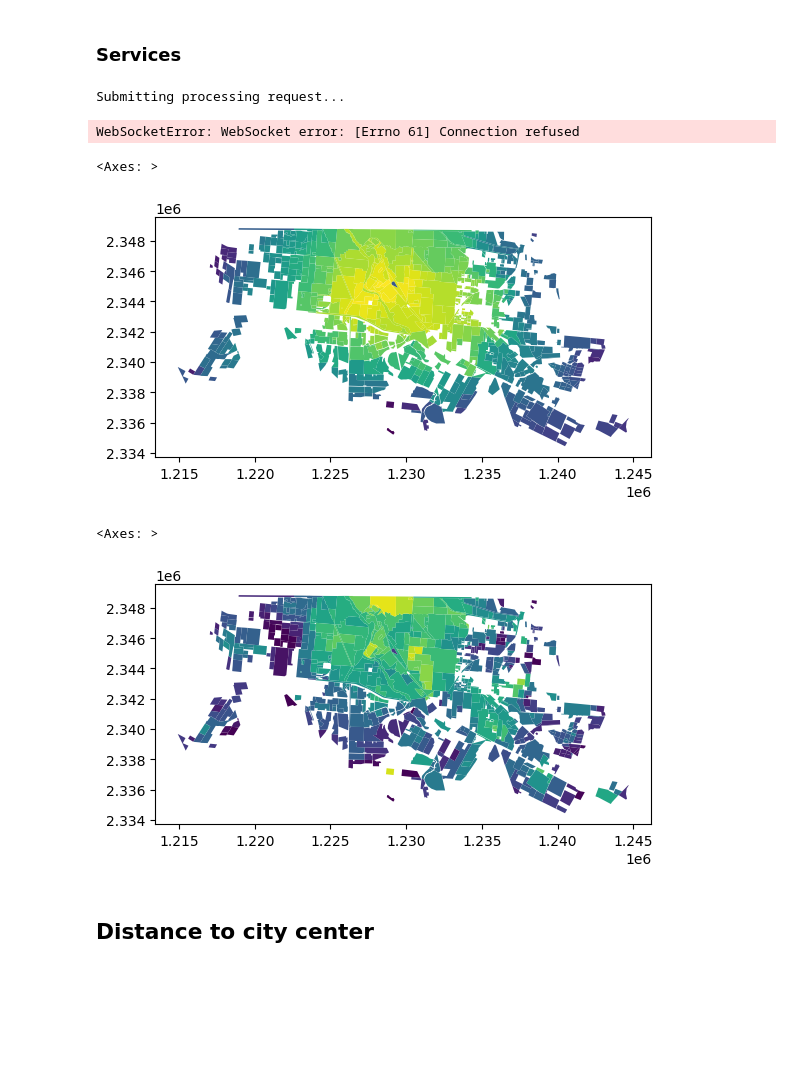
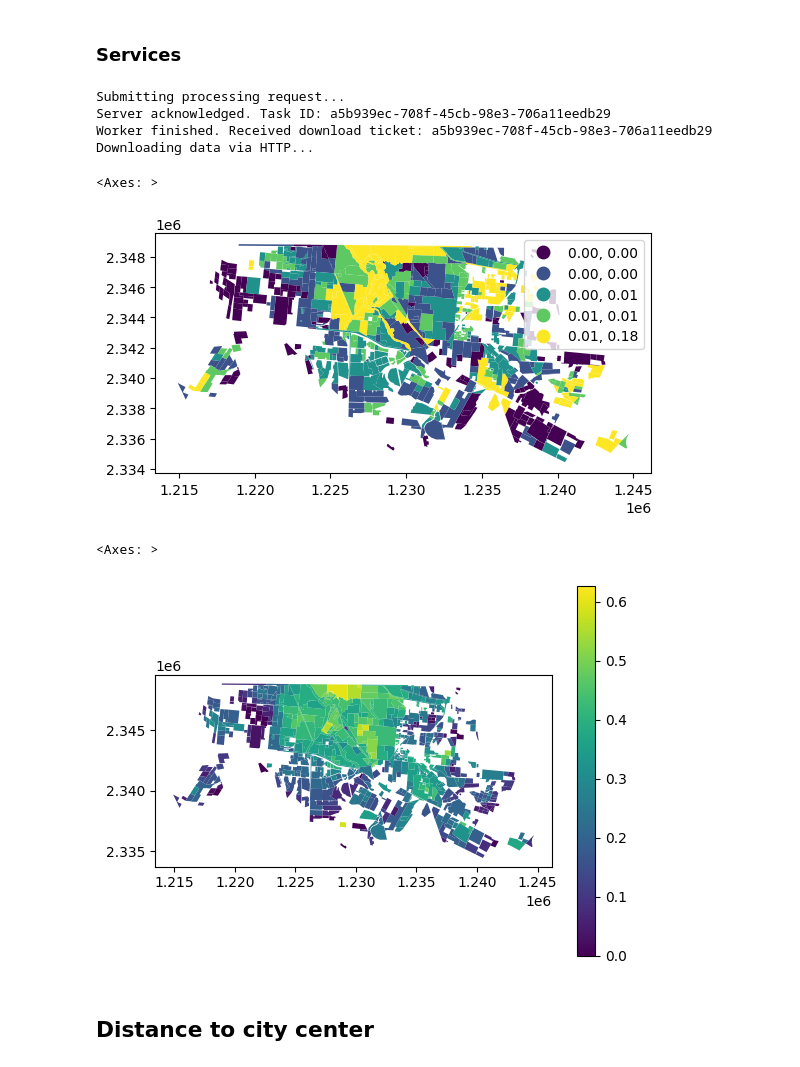
Before and after one commit to RodolfoFigueroa/housing_choice, a Jupyter notebook: 05_col_stats.ipynb, the cells around one changed output. Saved outputs shown, nothing was run; the diff lists cells and outputs as text; code cells hidden in the pictures; blank space fills up the shorter version.

```diff
--- a/05_col_stats.ipynb
+++ b/05_col_stats.ipynb
@@ -161,37 +157,9 @@ Downloading data via HTTP...
 # %% [markdown]
 ### Jobs
 # %%
-group_patterns = {
-    "manufacture": r"^(11|21|23|31|32|33)\d{4}",
-    "infrastructure": r"^(22|42|44|45|48|49)\d{4}",
-    "specialized": r"^(51|52|53|54|55|56)\d{4}",
-    "care": r"^(61|62|71|72|81|92)\d{4}",
-}
-
-response = client.process(
-    "accessibility_jobs",
-    payload={
-        "data": {
-            "data_type": "geojson",
-            "value": json.loads(df_col.reset_index(names="cvegeo").to_json()),
-        },
-        "group_patterns": list(group_patterns.values()),
-        "year": 2025,
-    },
-)
-
 df_col = df_col.drop(
     columns=[f"jobs_{key}" for key in group_patterns],
     errors="ignore",
-).join(
-    pd.DataFrame(response["result"])
-    .transpose()
-    .drop(columns=["jobs"])
-    .rename(
-        columns={
-            f"jobs_{i}": f"jobs_{key}" for i, key in enumerate(group_patterns.keys())
-        }
-    )
-)
+).join(pd.DataFrame(response["result"]).transpose())
 # %% [output]
 Submitting processing request...
@@ -216,32 +183,22 @@ df_park = (
 # %%
-response = client.process(
-    "accessibility_services",
-    payload={
-        "data": {
-            "data_type": "geojson",
-            "value": json.loads(df_col[["geometry"]].to_json()),
-        },
-        "data_public": json.loads(df_park.to_json()),
-
-    },
-)
-
 df_col = df_col.drop(
     columns=["accessibility_all", "accessibility_parks"], errors="ignore"
 ).join(pd.DataFrame(response["result"]).transpose())
 # %% [output]
 Submitting processing request...
+Server acknowledged. Task ID: a5b939ec-708f-45cb-98e3-706a11eedb29
+Worker finished. Received download ticket: a5b939ec-708f-45cb-98e3-706a11eedb29
+Downloading data via HTTP...
-WebSocketError: WebSocket error: [Errno 61] Connection refused
 # %%
-df_col.plot(column="accessibility_parks")
+df_col.plot(column="accessibility_parks", scheme="quantiles", k=5, legend=True)
 # %% [output]
 <Axes: >
-[figure, old version]
+[figure, new version]
 # %%
-df_col.plot(column="accessibility_all")
+df_col.plot(column="accessibility_all", legend=True)
 # %% [output]
 <Axes: >
-[figure, old version]
+[figure, new version]
 # %% [markdown]
 ## Distance to city center
 # %%
```
Also changed, not shown: parts of 8 cells of this notebook, 6 other files.
